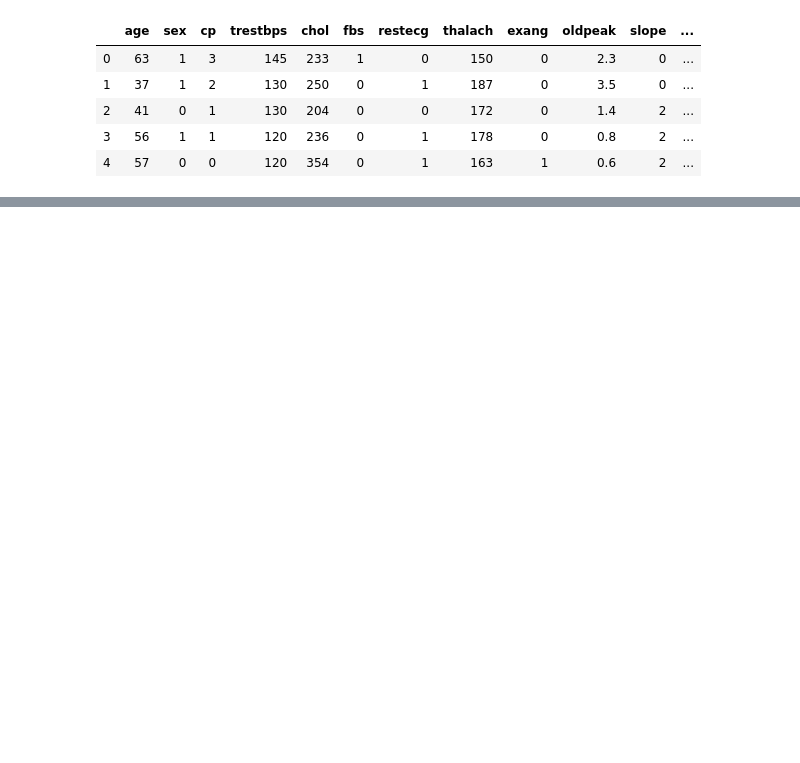
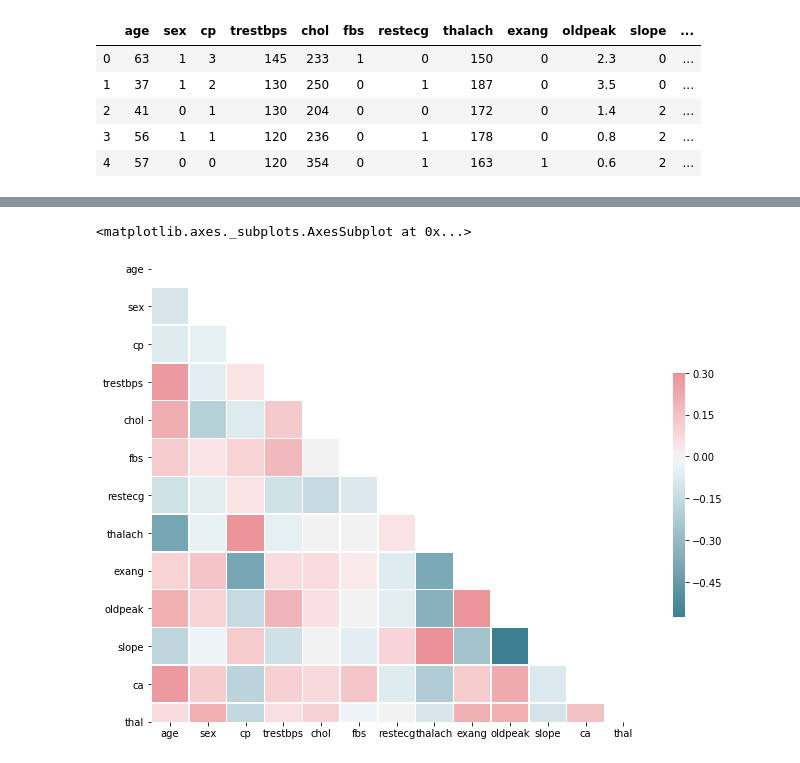
Before and after one commit to p-shubham/Heart-Disease-Analytics, a Jupyter notebook: HeartDisease.ipynb, the cells around one changed output, grey strips where cells are left out. Saved outputs shown, nothing was run; the diff lists cells and outputs as text; code cells hidden in the pictures; blank space fills up the shorter version.

```diff
--- a/HeartDisease.ipynb
+++ b/HeartDisease.ipynb
@@ -28,0 +49,19 @@ dataset_male.head()
+# %%
+#plot correlation matrix of numerical varibles
+import seaborn as sns
+d_corr = X.corr()
+
+mask = np.triu(np.ones_like(d_corr, dtype=np.bool))
+
+# Set up the matplotlib figure
+f, ax = plt.subplots(figsize=(11, 9))
+
+# Generate a custom diverging colormap
+cmap = sns.diverging_palette(220, 10, as_cmap=True)
+
+# Draw the heatmap with the mask and correct aspect ratio
+sns.heatmap(d_corr, mask=mask, cmap=cmap, vmax=.3, center=0,
+            square=True, linewidths=.5, cbar_kws={"shrink": .5})
+# %% [output]
+<matplotlib.axes._subplots.AxesSubplot at 0x...>
+[figure, added]
```
Also changed, not shown: parts of 9 cells of this notebook.
